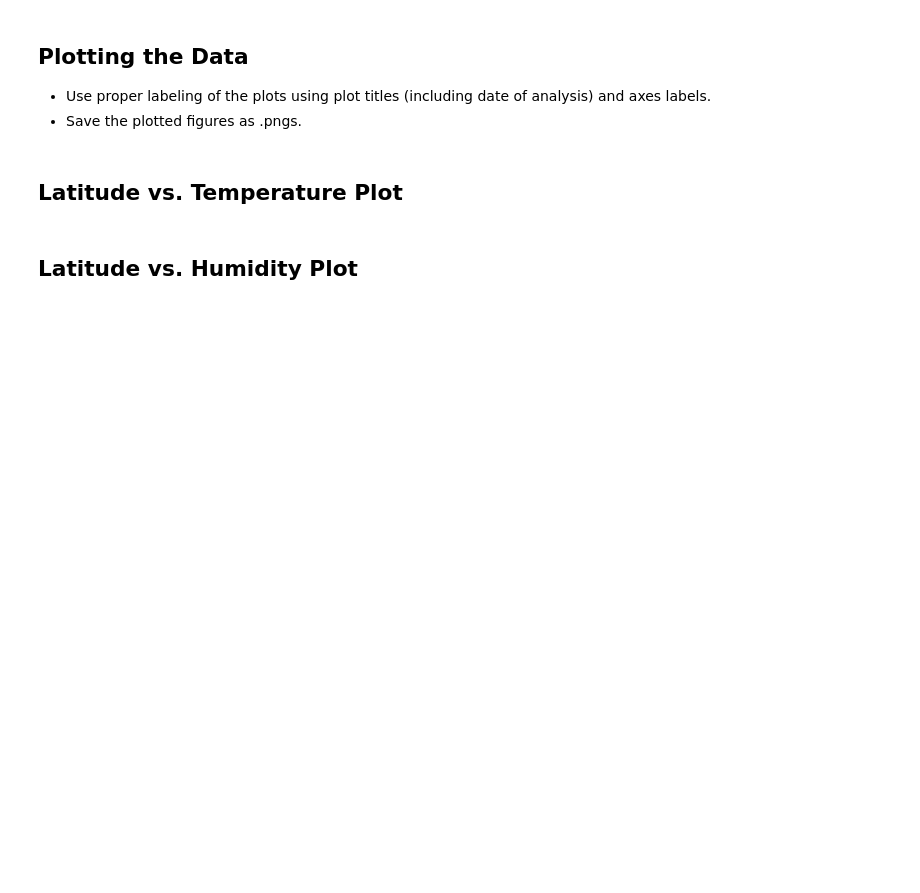
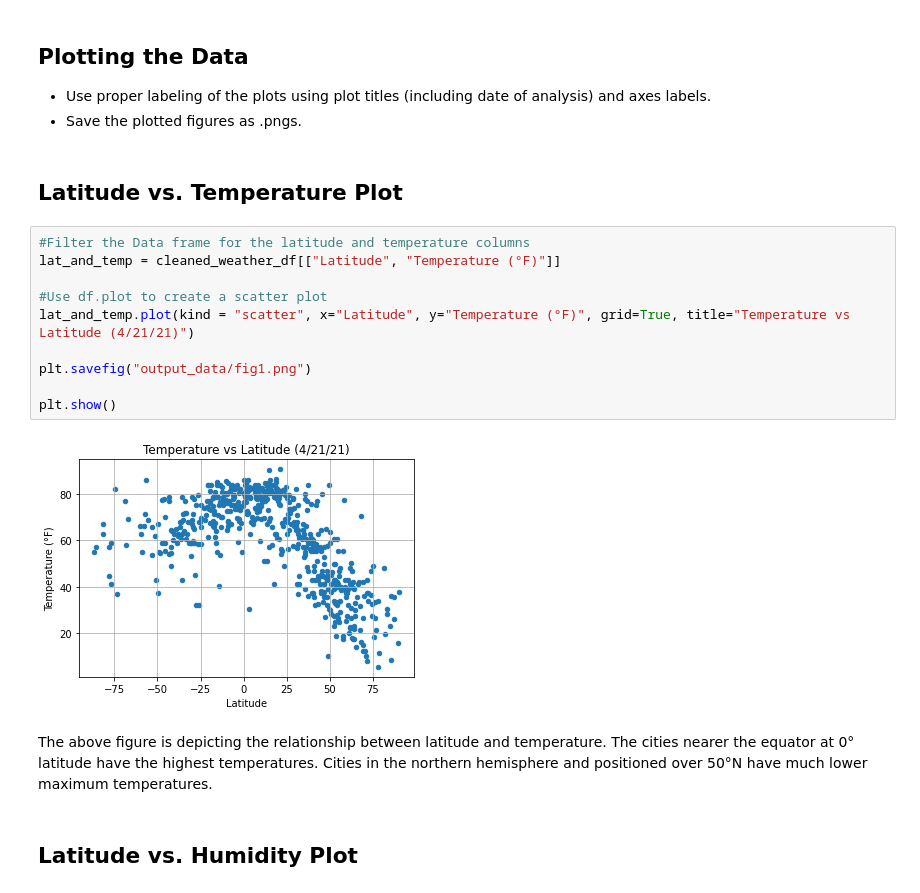
Before and after one commit to dlkennen/python_api_challenge, a Jupyter notebook: WeatherPy/WeatherPy.ipynb, the cells around one changed output. Drawn from its saved outputs; the diff is of its cells as text; blank space fills up the shorter version.

```diff
--- a/WeatherPy/WeatherPy.ipynb
+++ b/WeatherPy/WeatherPy.ipynb
@@ -179,5 +204,19 @@ Skip this step if there are no cities that have humidity > 100%.
 * Save the plotted figures as .pngs.
 # %% [markdown]
 ## Latitude vs. Temperature Plot
+# %%
+#Filter the Data frame for the latitude and temperature columns
+lat_and_temp = cleaned_weather_df[["Latitude", "Temperature (°F)"]]
+
+#Use df.plot to create a scatter plot
+lat_and_temp.plot(kind = "scatter", x="Latitude", y="Temperature (°F)", grid=True, title="Temperature vs Latitude (4/21/21)")
+
+plt.savefig("output_data/fig1.png")
+
+plt.show()
+# %% [output]
+[figure, added]
+# %% [markdown]
+The above figure is depicting the relationship between latitude and temperature. The cities nearer the equator at 0° latitude have the highest temperatures. Cities in the northern hemisphere and positioned over 50°N have much lower maximum temperatures.
 # %% [markdown]
 ## Latitude vs. Humidity Plot
```
Also changed, not shown: parts of 31 cells of this notebook, 14 other files.
